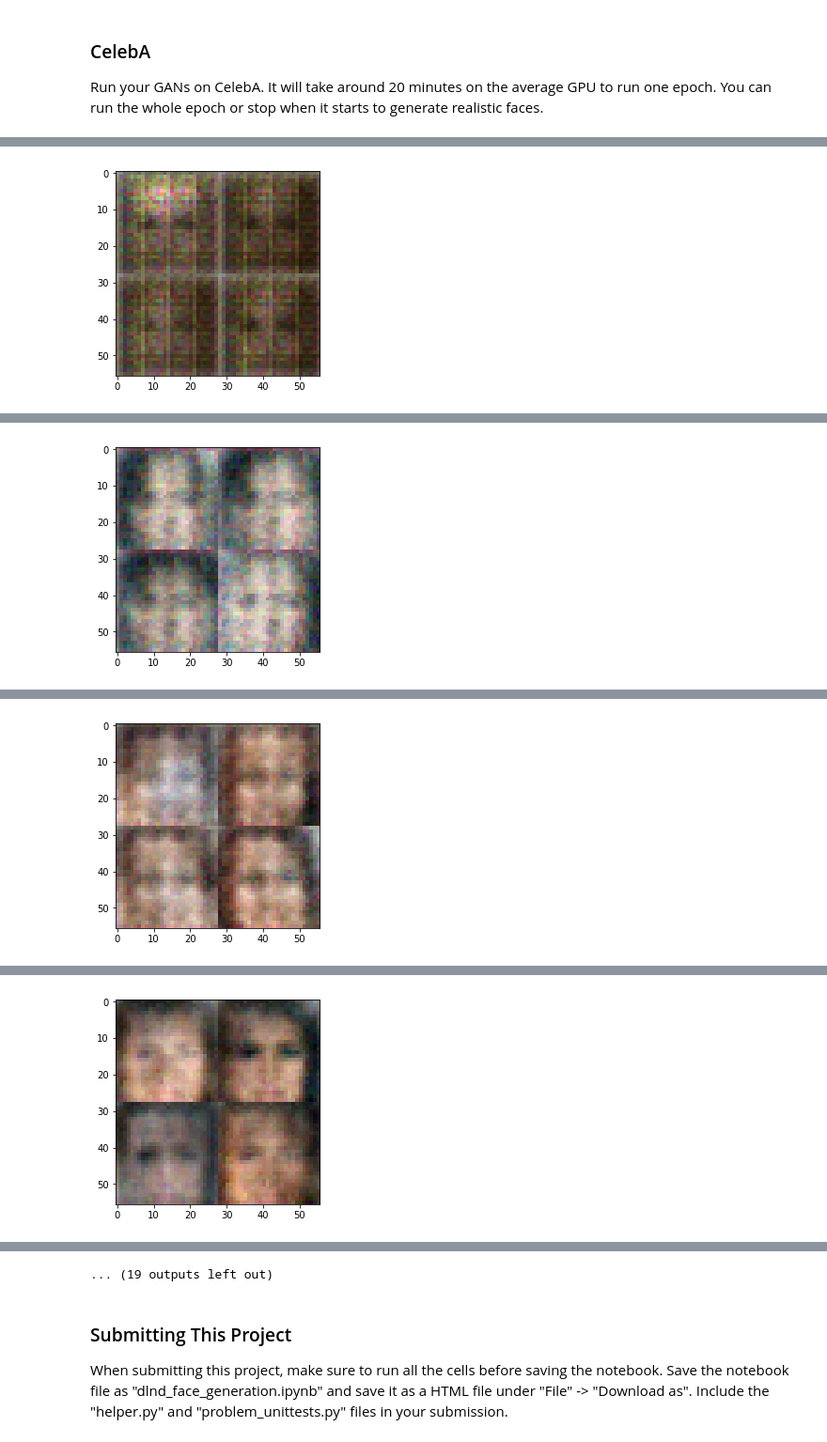
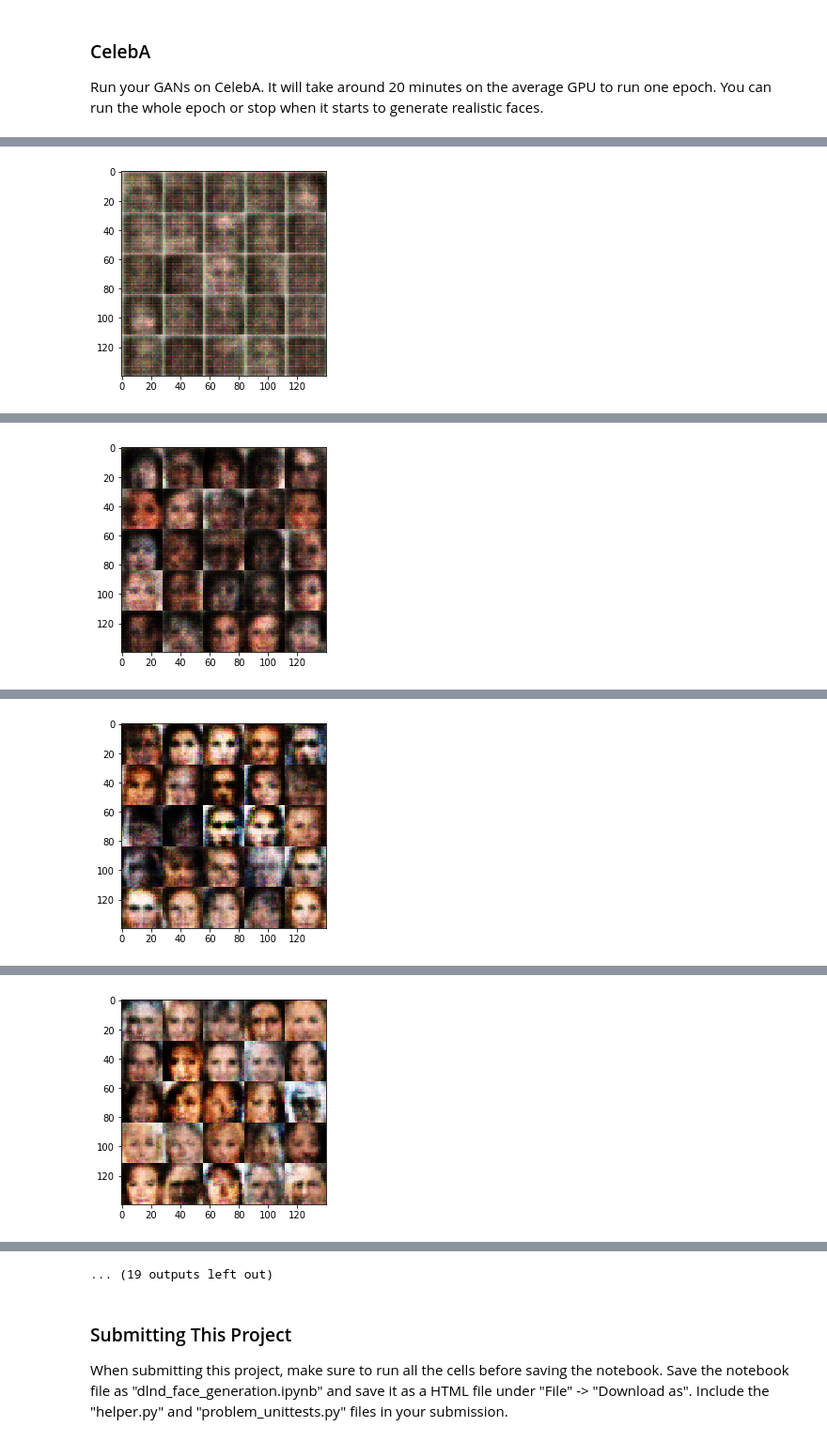
Before and after one commit to junqi/DLND, a Jupyter notebook: Prj5-face-generation/dlnd_face_generation.ipynb, the cells around one changed output, grey strips where cells are left out. Shown at 94% size. Drawn from its saved outputs; the diff is of its cells as text; code cells hidden in the pictures.

Commit message:
apply dropout, batch_images *= 2, change hyper params

```diff
--- a/Prj5-face-generation/dlnd_face_generation.ipynb
+++ b/Prj5-face-generation/dlnd_face_generation.ipynb
@@ -183,17 +183,21 @@ def generator(z, out_channel_dim, is_train=True):
     """
     # TODO: Implement Function
     alpha = 0.2
+    keep_prob = 0.85
     with tf.variable_scope('generator', reuse= not is_train):
         x1 = tf.layers.dense(z, 4 * 4 * 448)
         x1 = tf.reshape(x1, (-1, 4, 4, 448))
+        x1 = tf.nn.dropout(x1, keep_prob)
         x1 = tf.layers.batch_normalization(x1, training=is_train)
         x1 = tf.maximum(alpha * x1, x1)
 
         x2 = tf.layers.conv2d_transpose(x1, 224, 5, strides=2, padding='same')
+        x2 = tf.nn.dropout(x2, keep_prob)
         x2 = tf.layers.batch_normalization(x2, training=is_train)
         x2 = tf.maximum(alpha * x2, x2)
 
         x3 = tf.layers.conv2d_transpose(x2, 112, 5, strides=2, padding='same')
+        x3 = tf.nn.dropout(x3, keep_prob)
         x3 = tf.layers.batch_normalization(x3, training=is_train)
         x3 = tf.maximum(alpha * x3, x3)
 
@@ -352,6 +356,7 @@ def train(epoch_count, batch_size, z_dim, learning_rate, beta1, get_batches, dat
             for batch_images in get_batches(batch_size):
                 # TODO: Train Model
                 steps += 1
+                batch_images *= 2
 
                 # Sample random noise for G
                 batch_z = np.random.uniform(-1, 1, size=(batch_size, z_dim))
@@ -372,7 +377,7 @@ def train(epoch_count, batch_size, z_dim, learning_rate, beta1, get_batches, dat
                     losses.append((train_loss_d, train_loss_g))
 
                 if steps % show_every == 0:
-                    n_images = 5
+                    n_images = 25
                     show_generator_output(sess, n_images, z_data, image_channels, data_image_mode)
 
         saver.save(sess, './checkpoints/generator.ckpt')
@@ -470,7 +475,7 @@ Run your GANs on CelebA.  It will take around 20 minutes on the average GPU to r
 batch_size = 128
 z_dim = 100
 learning_rate = 0.0002
-beta1 = 0.5
+beta1 = 0.2
 
 
 """
@@ -496 +501 @@ Epoch 1/1... Discriminator Loss: 0.8899... Generator Loss: 2.0117
-[figure, old version]
+[figure, new version]
@@ -507 +512 @@ Epoch 1/1... Discriminator Loss: 0.9134... Generator Loss: 0.9872
-[figure, old version]
+[figure, new version]
@@ -518 +523 @@ Epoch 1/1... Discriminator Loss: 1.1576... Generator Loss: 0.7651
-[figure, old version]
+[figure, new version]
@@ -529 +534 @@ Epoch 1/1... Discriminator Loss: 1.0529... Generator Loss: 0.8942
-[figure, old version]
+[figure, new version]
```
Also changed, not shown: parts of 2 cells of this notebook, 1 other file.
